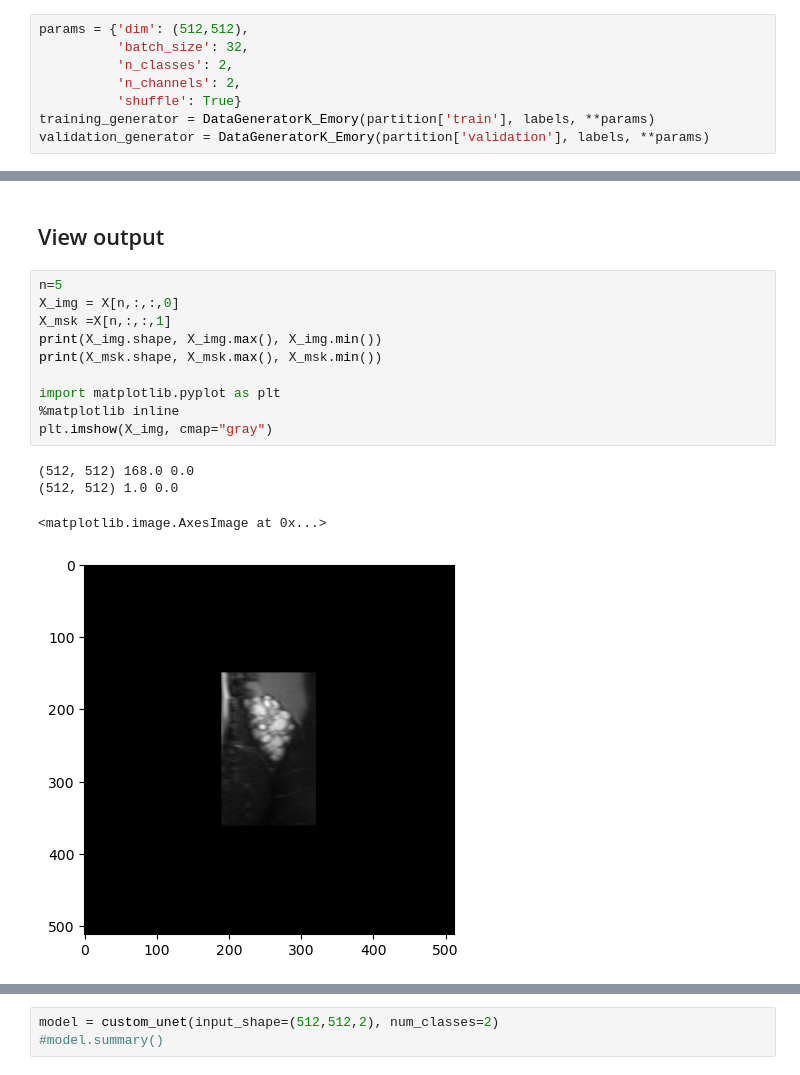
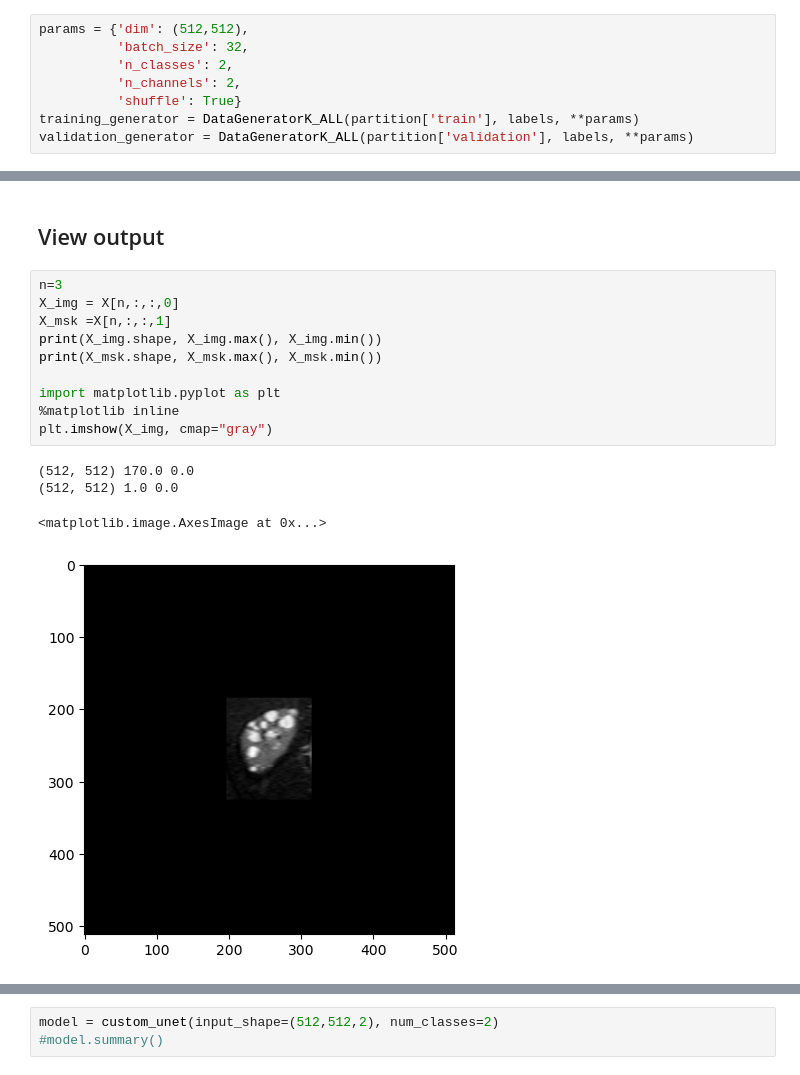
Before and after one commit to EmmaSchmidt2021/Kidney-Segmentation-Jupyter, a Jupyter notebook: (2) Model Training - Data Generator - Cyst Seg.ipynb, the cells around one changed output, grey strips where cells are left out. Drawn from its saved outputs; the diff is of its cells as text.

```diff
--- a/(2) Model Training - Data Generator - Cyst Seg.ipynb
+++ b/(2) Model Training - Data Generator - Cyst Seg.ipynb
@@ -402,8 +402,8 @@ params = {'dim': (512,512),
           'n_classes': 2,
           'n_channels': 2,
           'shuffle': True}
-training_generator = DataGeneratorK_Emory(partition['train'], labels, **params)
-validation_generator = DataGeneratorK_Emory(partition['validation'], labels, **params)
+training_generator = DataGeneratorK_ALL(partition['train'], labels, **params)
+validation_generator = DataGeneratorK_ALL(partition['validation'], labels, **params)
 # %%
 X, y = training_generator[8]
 print(X.shape, y.shape)
@@ -412,20 +412,20 @@ print(X.shape, y.shape)
 # %% [markdown]
 ## View output
 # %%
-n=5
+n=3
 X_img = X[n,:,:,0]
 X_msk =X[n,:,:,1]
 print(X_img.shape, X_img.max(), X_img.min())
 print(X_msk.shape, X_msk.max(), X_msk.min())
 
 import matplotlib.pyplot as plt
 %matplotlib inline
 plt.imshow(X_img, cmap="gray")
 # %% [output]
-(512, 512) 168.0 0.0
+(512, 512) 170.0 0.0
 (512, 512) 1.0 0.0
 <matplotlib.image.AxesImage at 0x...>
-[figure, old version]
+[figure, new version]
 # %%
 %matplotlib inline
 plt.imshow(X_msk, cmap="gray")
```
Also changed, not shown: parts of 9 cells of this notebook, 3 other files.
